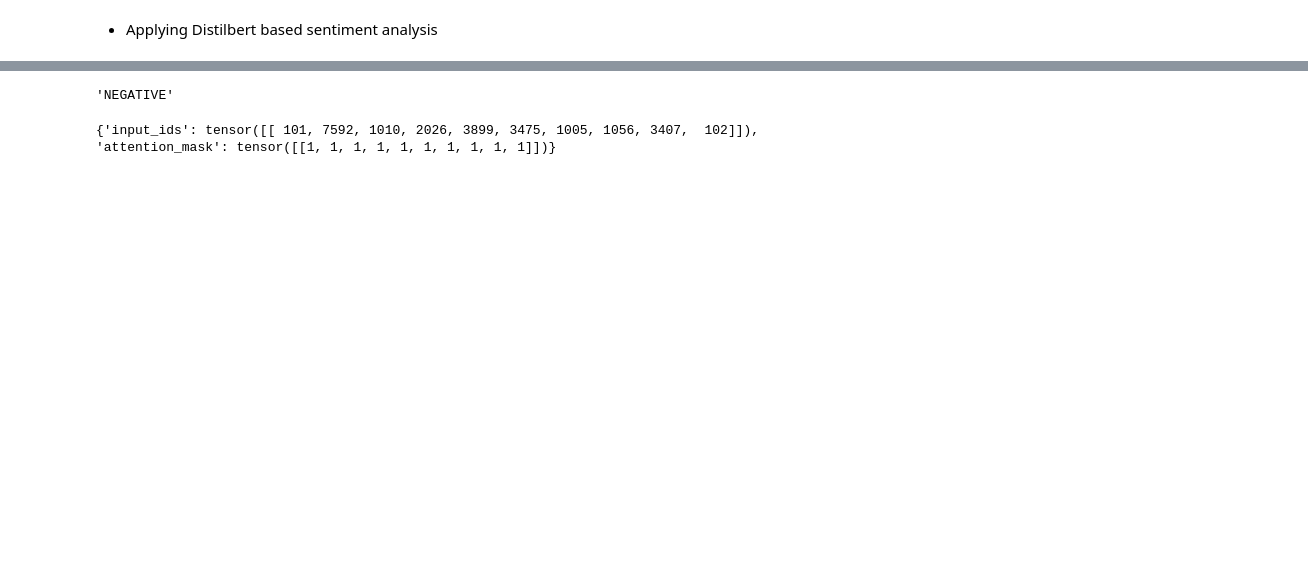
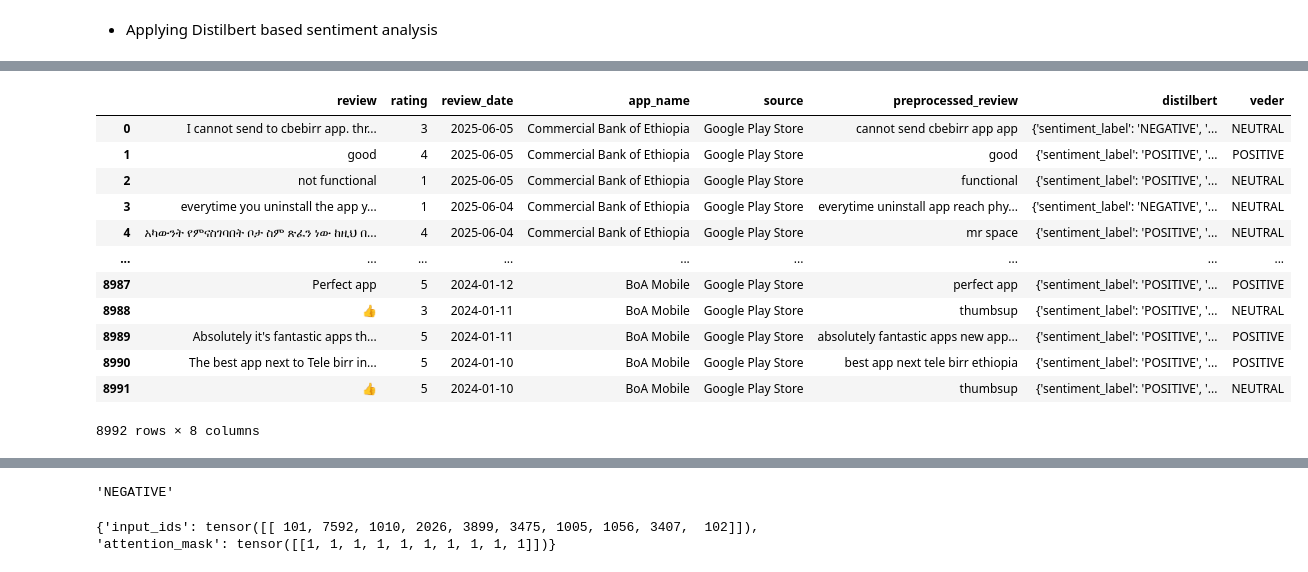
Before and after one commit to Jonepeter/fintech-customer-experience-analytics, a Jupyter notebook: notebooks/sentiment_analysis.ipynb, the cells around one changed output, grey strips where cells are left out. Cells and saved outputs as stored; diff of their text form; code cells hidden in the pictures; blank space fills up the shorter version.

```diff
--- a/notebooks/sentiment_analysis.ipynb
+++ b/notebooks/sentiment_analysis.ipynb
@@ -37,4 +86,2 @@ clean_bank_review
-# %%
-clean_bank_review = sentiment.analyze_with_distilbert(clean_bank_review['preprocessed_review'])
 # %% [markdown]
 - Applying Distilbert based sentiment analysis
@@ -44,0 +144,17 @@ clean_bank_review
+# %%
+clean_bank_review['veder']= clean_bank_review['preprocessed_review'].apply(lambda x: sentiment.analyze_with_vader(x))
+clean_bank_review
+# %% [output]
+|  | review | rating | review_date | app_name | source | preprocessed_review | distilbert | veder |
+| 0 | I cannot send to cbebirr app. thr... | 3 | 2025-06-05 | Commercial Bank of Ethiopia | Google Play Store | cannot send cbebirr app app | {'sentiment_label': 'NEGATIVE', '... | NEUTRAL |
+| 1 | good | 4 | 2025-06-05 | Commercial Bank of Ethiopia | Google Play Store | good | {'sentiment_label': 'POSITIVE', '... | POSITIVE |
+| 2 | not functional | 1 | 2025-06-05 | Commercial Bank of Ethiopia | Google Play Store | functional | {'sentiment_label': 'POSITIVE', '... | NEUTRAL |
+| 3 | everytime you uninstall the app y... | 1 | 2025-06-04 | Commercial Bank of Ethiopia | Google Play Store | everytime uninstall app reach phy... | {'sentiment_label': 'NEGATIVE', '... | NEUTRAL |
+| 4 | አካውንት የምናስገባበት ቦታ ስም ጽፈን ነው ከዚህ በ... | 4 | 2025-06-04 | Commercial Bank of Ethiopia | Google Play Store | mr space | {'sentiment_label': 'POSITIVE', '... | NEUTRAL |
+| ... | ... | ... | ... | ... | ... | ... | ... | ... |
+| 8987 | Perfect app | 5 | 2024-01-12 | BoA Mobile | Google Play Store | perfect app | {'sentiment_label': 'POSITIVE', '... | POSITIVE |
+| 8988 | 👍 | 3 | 2024-01-11 | BoA Mobile | Google Play Store | thumbsup | {'sentiment_label': 'POSITIVE', '... | NEUTRAL |
+| 8989 | Absolutely it's fantastic apps th... | 5 | 2024-01-11 | BoA Mobile | Google Play Store | absolutely fantastic apps new app... | {'sentiment_label': 'POSITIVE', '... | POSITIVE |
+| 8990 | The best app next to Tele birr in... | 5 | 2024-01-10 | BoA Mobile | Google Play Store | best app next tele birr ethiopia | {'sentiment_label': 'POSITIVE', '... | POSITIVE |
+| 8991 | 👍 | 5 | 2024-01-10 | BoA Mobile | Google Play Store | thumbsup | {'sentiment_label': 'POSITIVE', '... | NEUTRAL |
+8992 rows × 8 columns
```
Also changed, not shown: parts of 17 cells of this notebook.
